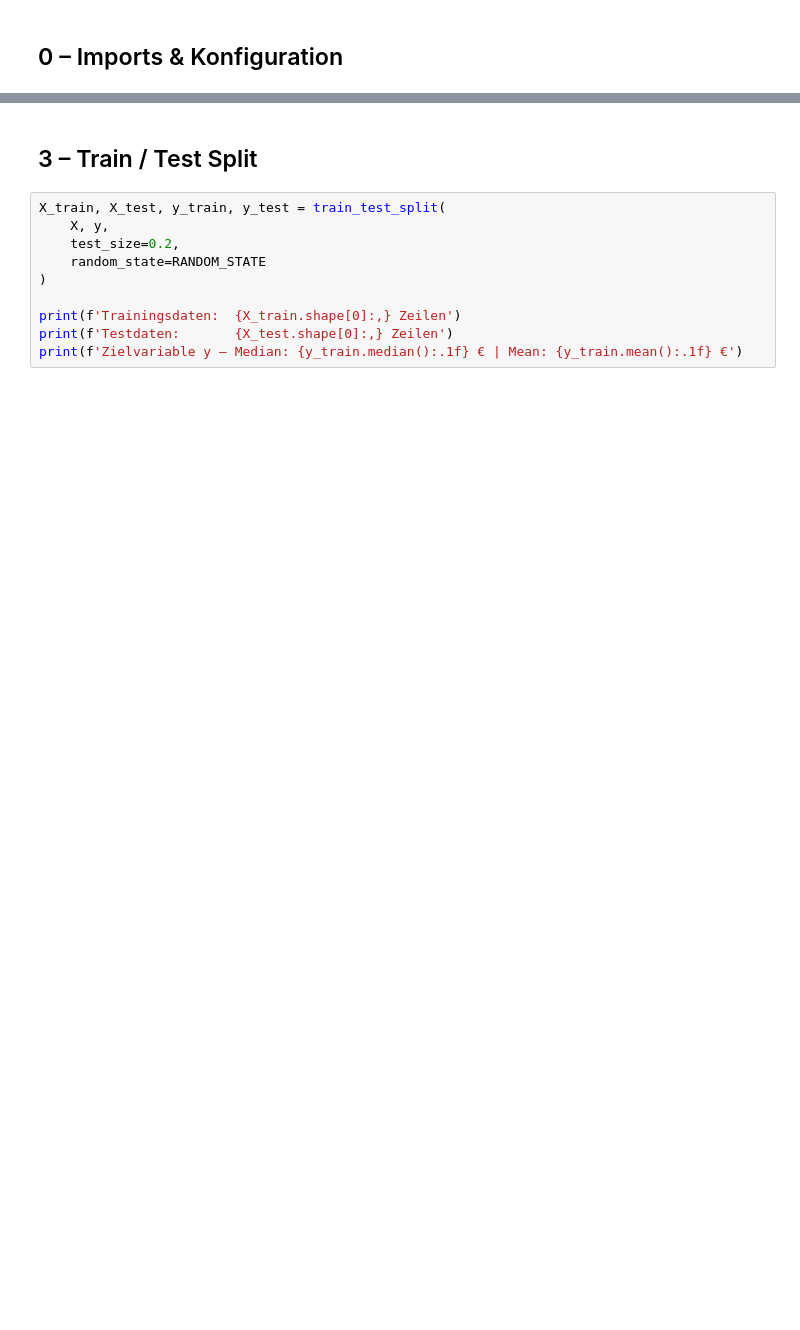
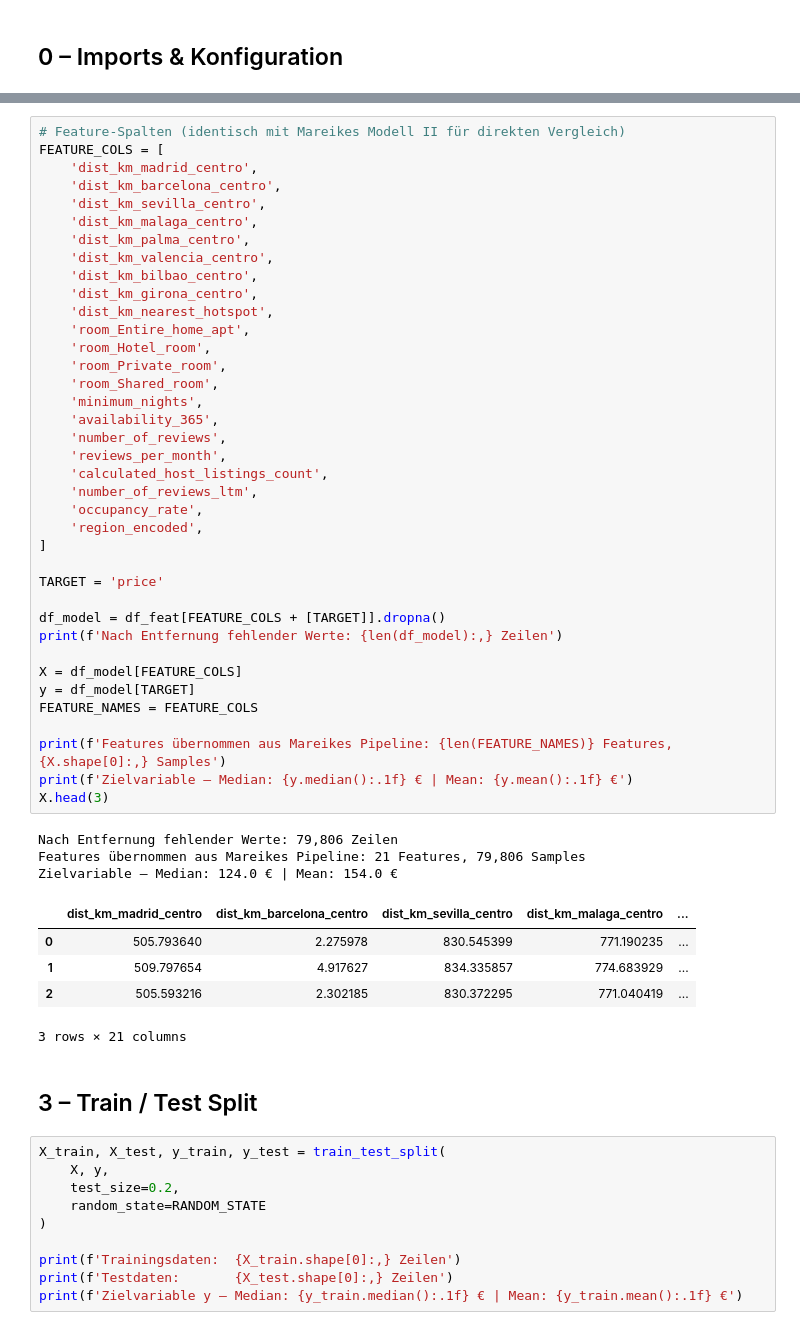
Before and after one commit to jasminscode/datascience, a Jupyter notebook: notebook_40_model_III.ipynb, the cells around one changed output, grey strips where cells are left out. Cells and saved outputs as stored; diff of their text form; blank space fills up the shorter version.

```diff
--- a/notebook_40_model_III.ipynb
+++ b/notebook_40_model_III.ipynb
@@ -181,3 +99,50 @@ X.head(3)
+# %%
+# Feature-Spalten (identisch mit Mareikes Modell II für direkten Vergleich)
+FEATURE_COLS = [
+    'dist_km_madrid_centro',
+    'dist_km_barcelona_centro',
+    'dist_km_sevilla_centro',
+    'dist_km_malaga_centro',
+    'dist_km_palma_centro',
+    'dist_km_valencia_centro',
+    'dist_km_bilbao_centro',
+    'dist_km_girona_centro',
+    'dist_km_nearest_hotspot',
+    'room_Entire_home_apt',
+    'room_Hotel_room',
+    'room_Private_room',
+    'room_Shared_room',
+    'minimum_nights',
+    'availability_365',
+    'number_of_reviews',
+    'reviews_per_month',
+    'calculated_host_listings_count',
+    'number_of_reviews_ltm',
+    'occupancy_rate',
+    'region_encoded',
+]
+
+TARGET = 'price'
+
+df_model = df_feat[FEATURE_COLS + [TARGET]].dropna()
+print(f'Nach Entfernung fehlender Werte: {len(df_model):,} Zeilen')
+
+X = df_model[FEATURE_COLS]
+y = df_model[TARGET]
+FEATURE_NAMES = FEATURE_COLS
+
+print(f'Features übernommen aus Mareikes Pipeline: {len(FEATURE_NAMES)} Features, {X.shape[0]:,} Samples')
+print(f'Zielvariable – Median: {y.median():.1f} € | Mean: {y.mean():.1f} €')
+X.head(3)
+# %% [output]
+Nach Entfernung fehlender Werte: 79,806 Zeilen
+Features übernommen aus Mareikes Pipeline: 21 Features, 79,806 Samples
+Zielvariable – Median: 124.0 € | Mean: 154.0 €
+|  | dist_km_madrid_centro | dist_km_barcelona_centro | dist_km_sevilla_centro | dist_km_malaga_centro | ... |
+| 0 | 505.793640 | 2.275978 | 830.545399 | 771.190235 | ... |
+| 1 | 509.797654 | 4.917627 | 834.335857 | 774.683929 | ... |
+| 2 | 505.593216 | 2.302185 | 830.372295 | 771.040419 | ... |
+3 rows × 21 columns
 # %% [markdown]
 ## 3 – Train / Test Split
 # %%
```
Also changed, not shown: parts of 20 cells of this notebook, 55 other files.
